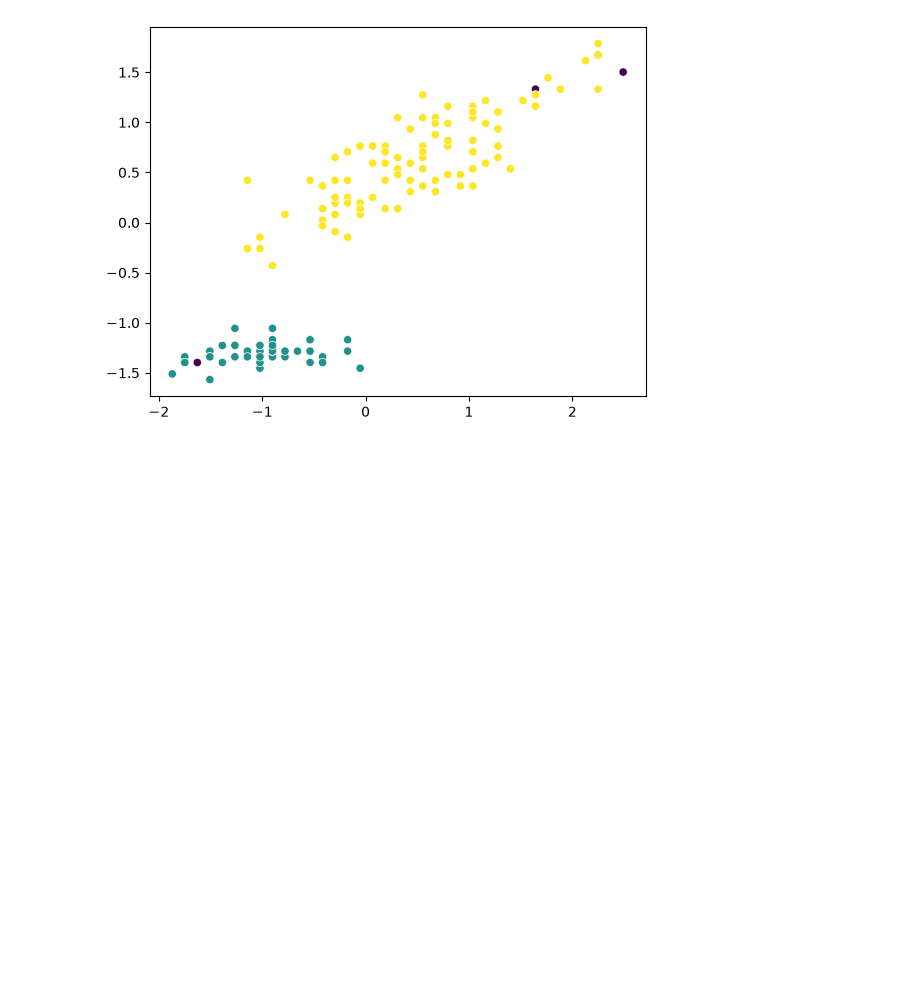
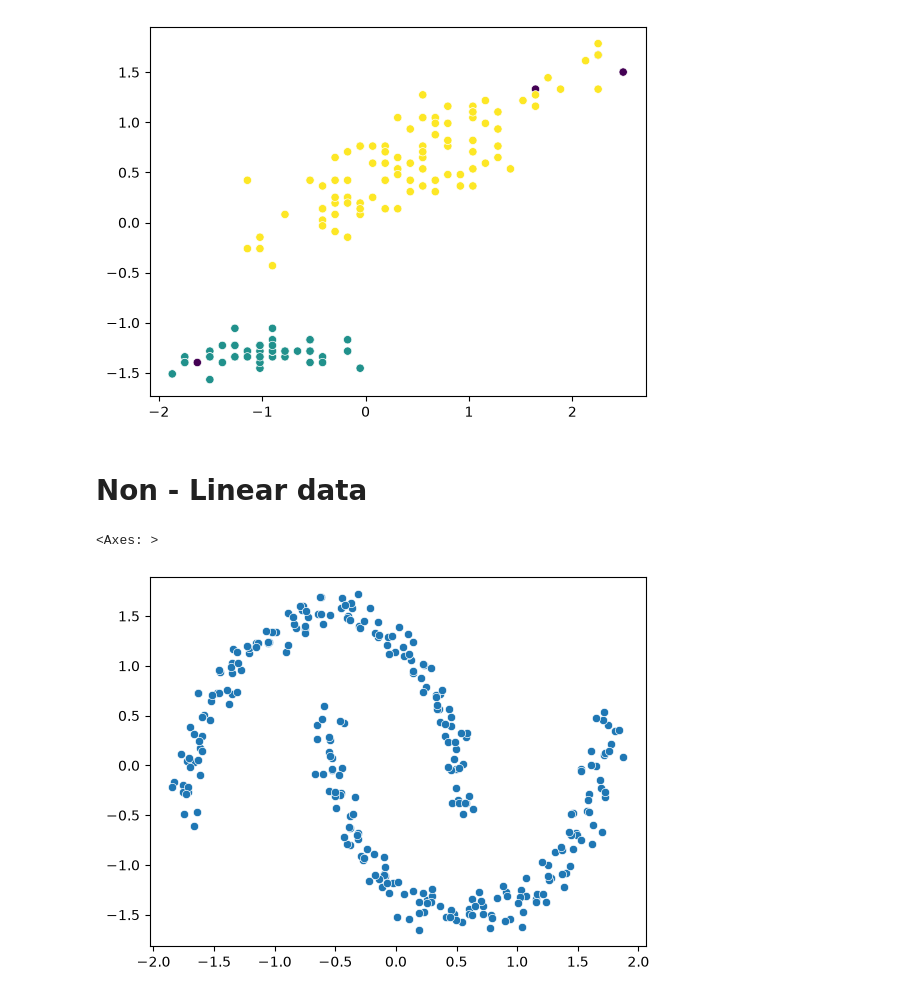
Before and after one commit to ravihw7/ML-Algorithms, a Jupyter notebook: 10-Clustering/10.3-DBSCAN/dbscan.ipynb, the cells around one changed output. Drawn from its saved outputs; the diff is of its cells as text; code cells hidden in the pictures; blank space fills up the shorter version.

Commit message:
Implemented DBSCAN for non-linear data

```diff
--- a/10-Clustering/10.3-DBSCAN/dbscan.ipynb
+++ b/10-Clustering/10.3-DBSCAN/dbscan.ipynb
@@ -30,3 +30,19 @@ sns.scatterplot(x=X_scaled[:,0], y=X_scaled[:,2], c=labels)
 # %% [output]
 <Axes: >
 [figure]
+# %% [markdown]
+# Non - Linear data
+# %%
+from sklearn.datasets import make_moons
+
+X,y= make_moons(
+    n_samples=300,
+    noise=0.05,
+    random_state=42
+)
+# %%
+X_scaled =scaler.fit_transform(X)
+sns.scatterplot(x=X_scaled[:,0], y=X_scaled[:,1])
+# %% [output]
+<Axes: >
+[figure, added]
```
Also changed, not shown: parts of 2 cells of this notebook.
